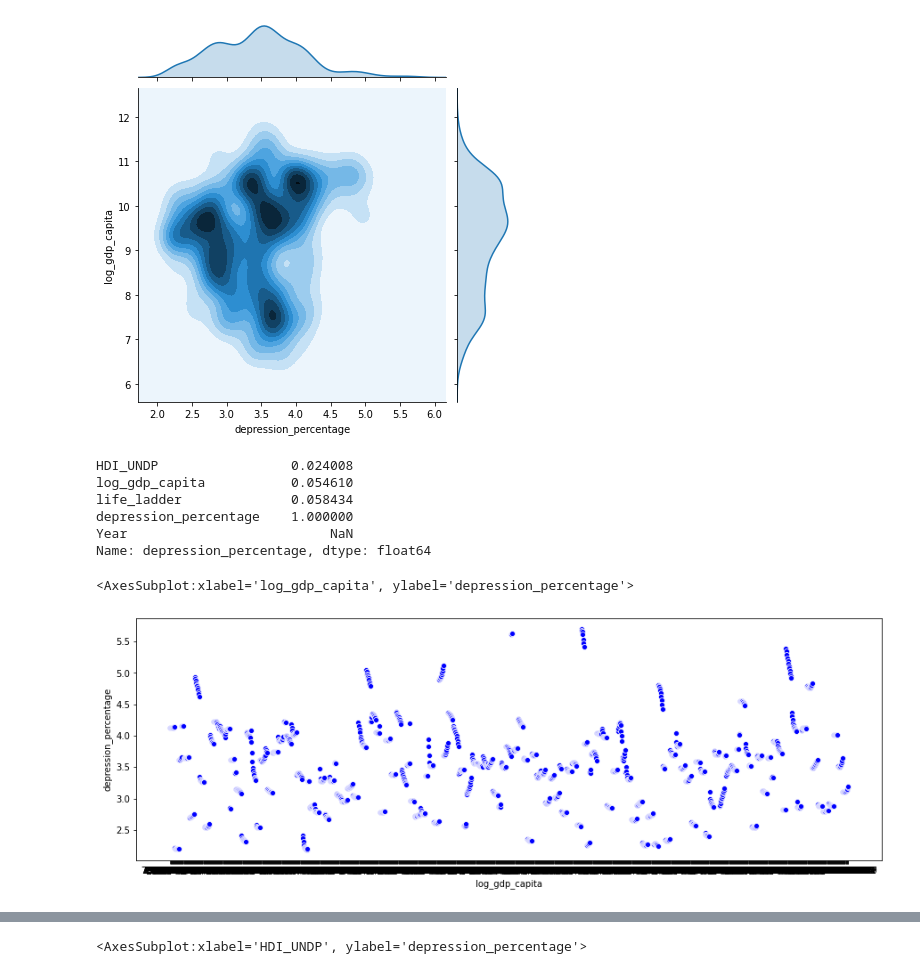
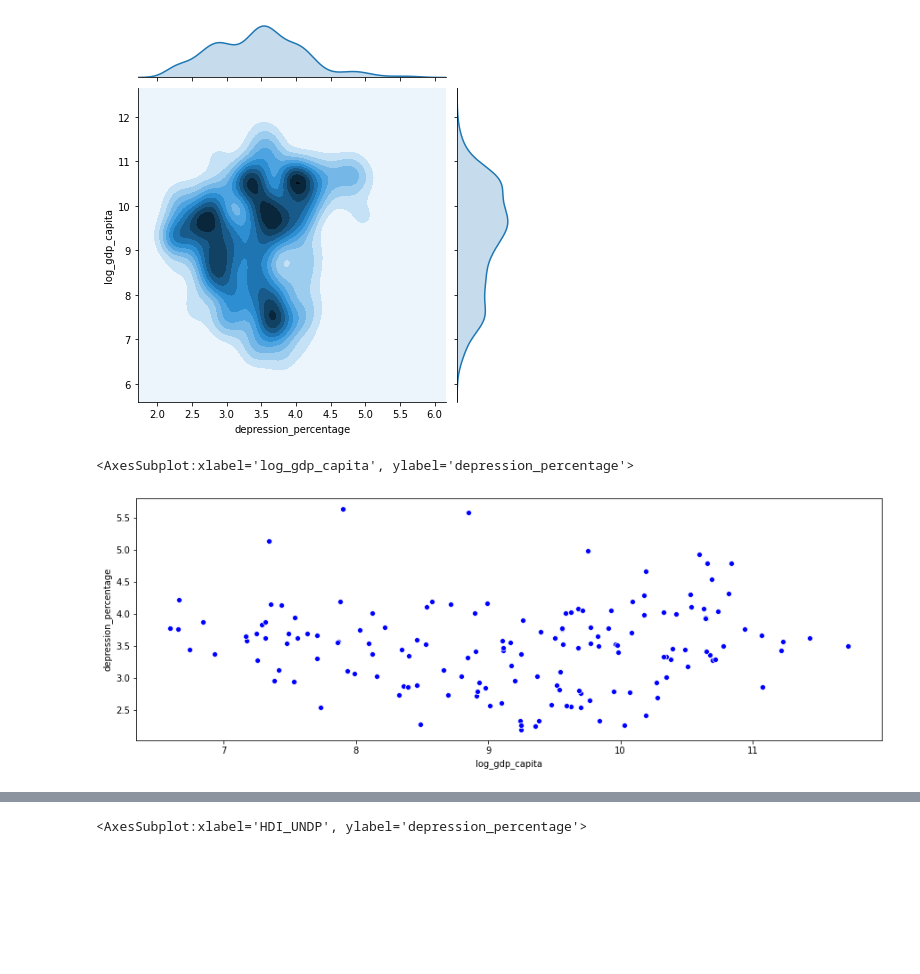
Before and after one commit to Brunadiasmiguel/depression, a Jupyter notebook: data-wrangling/depression_education_analysis_leo.ipynb, the cells around one changed output, grey strips where cells are left out. Cells and saved outputs as stored; diff of their text form; code cells hidden in the pictures; blank space fills up the shorter version.

```diff
--- a/data-wrangling/depression_education_analysis_leo.ipynb
+++ b/data-wrangling/depression_education_analysis_leo.ipynb
@@ -290,3 +276,6 @@ df_hdi_happiness2015
 | 1476 | Zambia | ZMB | 2015 | 3.576608 | 0.583 | 4.843164 | 8.196217 |
 | 1488 | Zimbabwe | ZWE | 2015 | 3.155710 | 0.529 | 3.703191 | 7.556052 |
 135 rows × 7 columns
+# %%
+# assuming depression is cultural dependant, grouping the dataset based on countries, averaging other values
+df_hdi_happiness_grouped= df_hdi_happiness.groupby('Entity').mean()
@@ -297,0 +369,6 @@ hh_2015 = sns.jointplot(data = df_hdi_happiness2015, x = "depression_percentage"
+# %%
+# we look at two clusters, both have high log_gdp_capita, differing by people suffering from depression
+# no real conclusion can be drawn. the only hypothesis I can come up with is people in
+    # traditional conservative countries seem less likely to suffer from depression
+
+df_hdi_happiness_grouped=df_hdi_happiness_grouped.reset_index()
@@ -305,25 +418,16 @@ vis7 = sns.jointplot(data = df_hdi_happiness, x = "depression_percentage",
                      y = "log_gdp_capita", kind='kde')
 # %% [output]
 [figure]
-# %%
-df_hdi_happiness2015.corr(method='pearson')['depression_percentage'].sort_values()
-# %% [output]
-HDI_UNDP                 0.024008
-log_gdp_capita           0.054610
-life_ladder              0.058434
-depression_percentage    1.000000
-Year                          NaN
-Name: depression_percentage, dtype: float64
 # %%
 # depression / log_gdp_capita
 fig , ax1 = plt.subplots(figsize=(15,5))
-sns.scatterplot(data=df_hdi_happiness,
-             x=df_hdi_happiness['log_gdp_capita'],
-             y=df_hdi_happiness['depression_percentage'],
+sns.scatterplot(data=df_hdi_happiness_grouped,
+             x=df_hdi_happiness_grouped['log_gdp_capita'],
+             y=df_hdi_happiness_grouped['depression_percentage'],
              color='blue',ax=ax1)
 # %% [output]
 <AxesSubplot:xlabel='log_gdp_capita', ylabel='depression_percentage'>
-[figure, old version]
+[figure, new version]
 # %%
 # depression / log_gdp_capita by country
 
```
Also changed, not shown: parts of 32 cells of this notebook, 6 other files.
